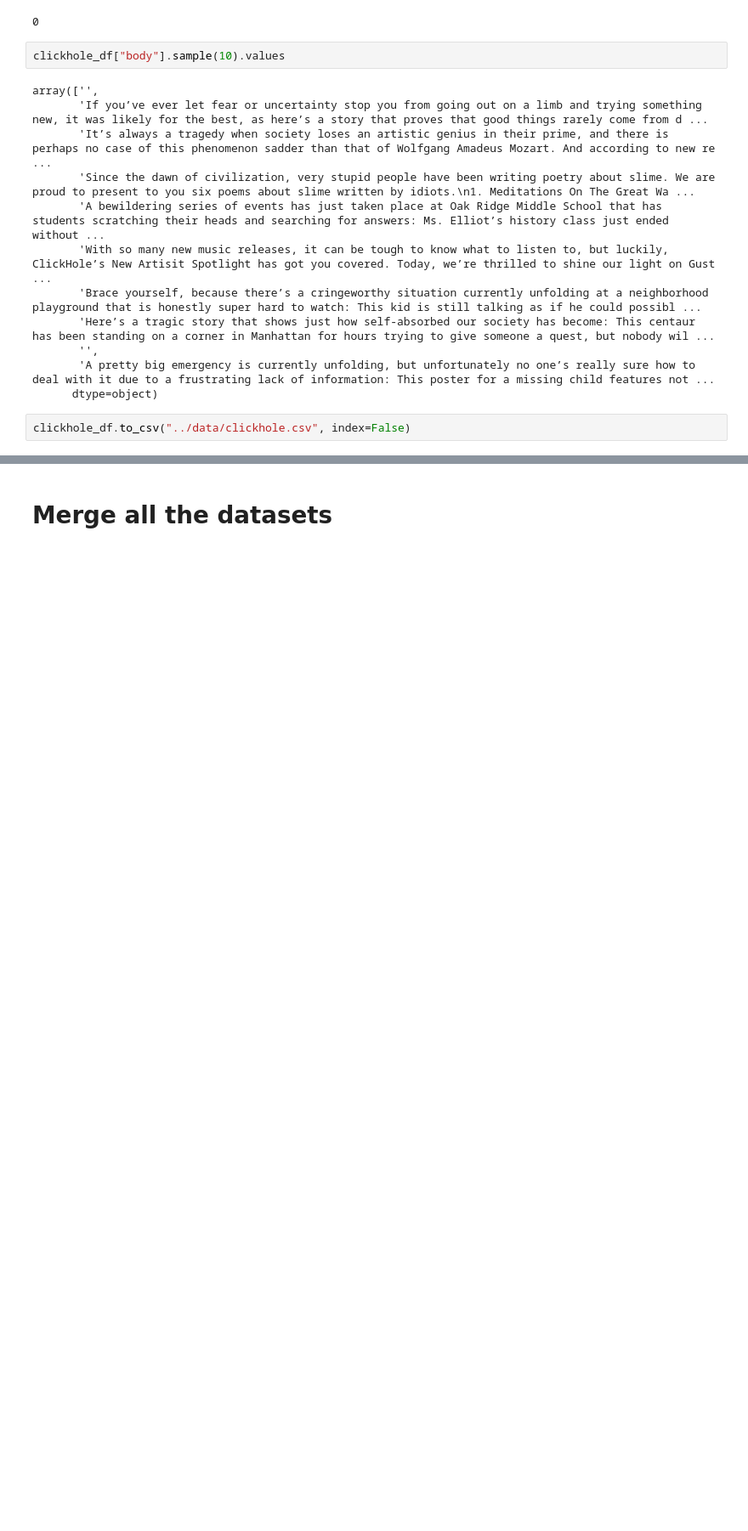
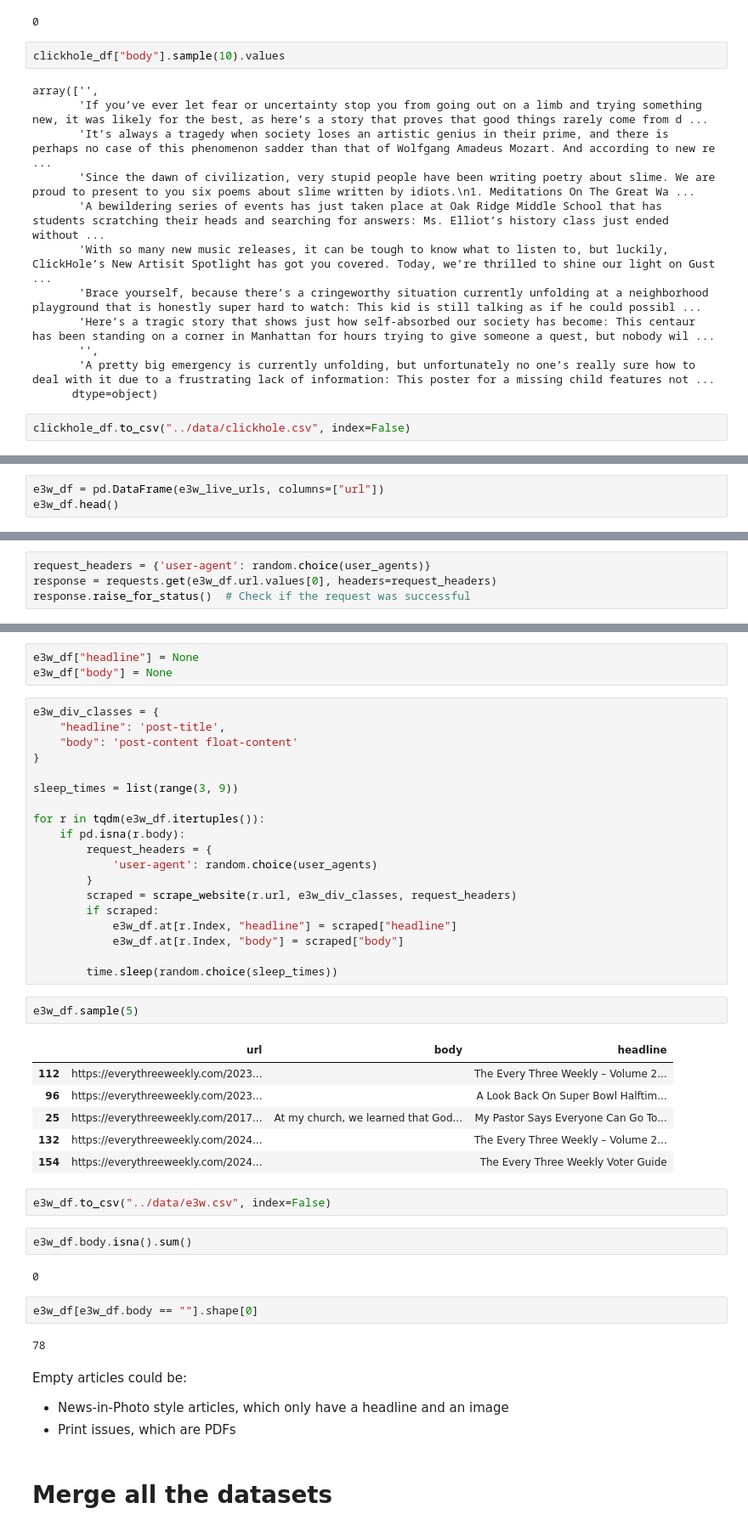
Before and after one commit to anusha-pathuri/satire-news-search-engine, a Jupyter notebook: notebooks/01_Data_Aggregation.ipynb, the cells around one changed output, grey strips where cells are left out. Shown at 85% size. Saved outputs shown, nothing was run; the diff lists cells and outputs as text; blank space fills up the shorter version.

```diff
--- a/notebooks/01_Data_Aggregation.ipynb
+++ b/notebooks/01_Data_Aggregation.ipynb
@@ -433,0 +455,3 @@ clickhole_df.to_csv("../data/clickhole.csv", index=False)
+# %%
+e3w_df = pd.DataFrame(e3w_live_urls, columns=["url"])
+e3w_df.head()
@@ -433,0 +474,4 @@ clickhole_df.to_csv("../data/clickhole.csv", index=False)
+# %%
+request_headers = {'user-agent': random.choice(user_agents)}
+response = requests.get(e3w_df.url.values[0], headers=request_headers)
+response.raise_for_status()  # Check if the request was successful
@@ -434,3 +497,48 @@ clickhole_df.to_csv("../data/clickhole.csv", index=False)
+# %%
+e3w_df["headline"] = None
+e3w_df["body"] = None
+# %%
+e3w_div_classes = {
+    "headline": 'post-title',
+    "body": 'post-content float-content'
+}
+
+sleep_times = list(range(3, 9))
+
+for r in tqdm(e3w_df.itertuples()):
+    if pd.isna(r.body):
+        request_headers = {
+            'user-agent': random.choice(user_agents)
+        }
+        scraped = scrape_website(r.url, e3w_div_classes, request_headers)
+        if scraped:
+            e3w_df.at[r.Index, "headline"] = scraped["headline"]
+            e3w_df.at[r.Index, "body"] = scraped["body"]
+
+        time.sleep(random.choice(sleep_times))
+# %%
+e3w_df.sample(5)
+# %% [output]
+|  | url | body | headline |
+| 112 | https://everythreeweekly.com/2023... |  | The Every Three Weekly – Volume 2... |
+| 96 | https://everythreeweekly.com/2023... |  | A Look Back On Super Bowl Halftim... |
+| 25 | https://everythreeweekly.com/2017... | At my church, we learned that God... | My Pastor Says Everyone Can Go To... |
+| 132 | https://everythreeweekly.com/2024... |  | The Every Three Weekly – Volume 2... |
+| 154 | https://everythreeweekly.com/2024... |  | The Every Three Weekly Voter Guide |
+# %%
+e3w_df.to_csv("../data/e3w.csv", index=False)
+# %%
+e3w_df.body.isna().sum()
+# %% [output]
+0
+# %%
+e3w_df[e3w_df.body == ""].shape[0]
+# %% [output]
+78
+# %% [markdown]
+Empty articles could be:
+- News-in-Photo style articles, which only have a headline and an image
+- Print issues, which are PDFs
 # %% [markdown]
 # Merge all the datasets
 # %%
```
Also changed, not shown: parts of 28 cells of this notebook, 3 other files.
